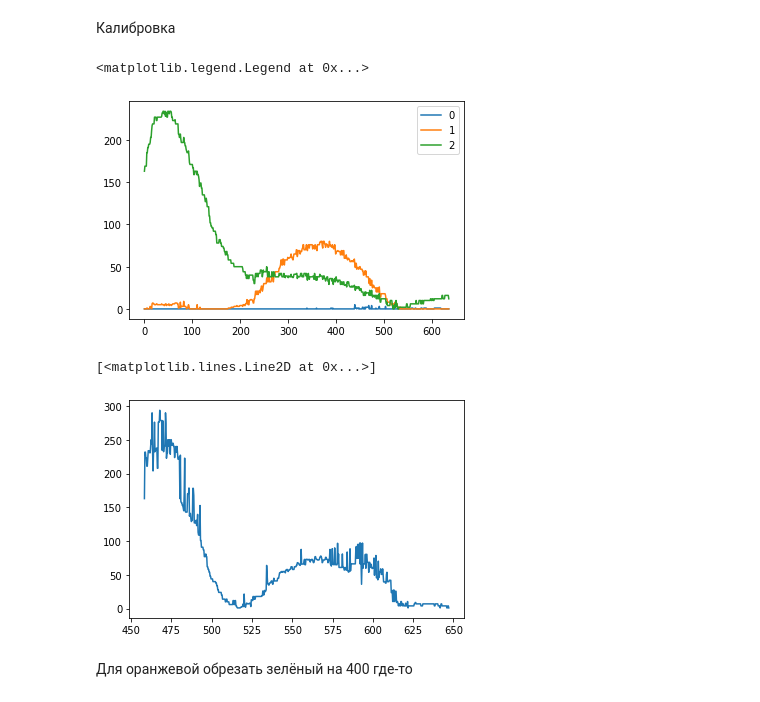
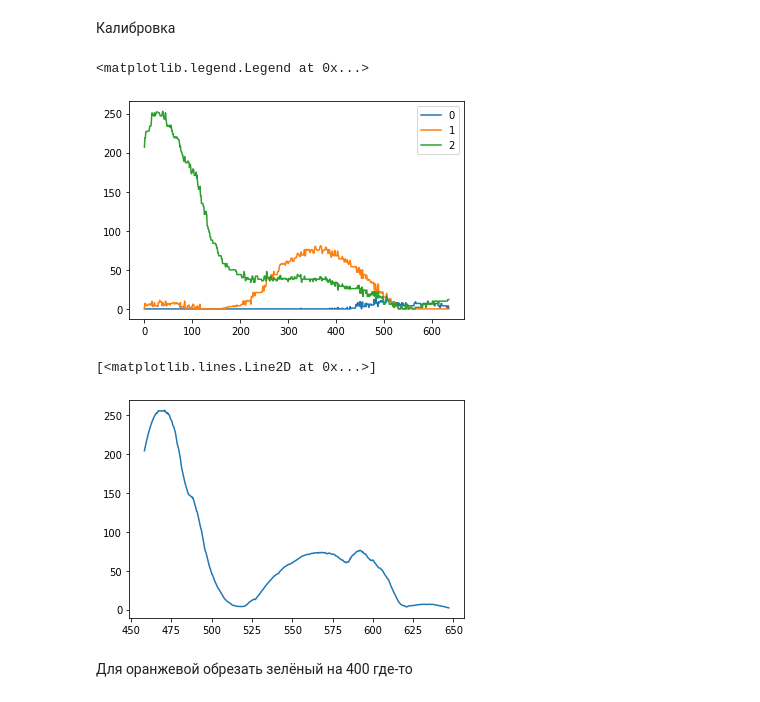
Before and after one commit to arpolkin/reshetka, a Jupyter notebook: laba.ipynb, the cells around one changed output. Saved outputs shown, nothing was run; the diff lists cells and outputs as text; code cells hidden in the pictures.

Commit message:
filter added

```diff
--- a/laba.ipynb
+++ b/laba.ipynb
@@ -33,33 +34,34 @@ l_step = (635.-532.)/(red_shift_center-green1_center)
 l_grid = (xdata-xdata[int(green1_center)])*l_step + np.ones_like(xdata)*532
 # %%
 data_rainbow = np.loadtxt("спектр диода.txt")
-data_rainbow[:,2] = data_rainbow[:,2]-data_rainbow[:,2][200]
-data_rainbow[:,1] = data_rainbow[:,1]-data_rainbow[:,1][100]
-data_rainbow[:,0] = data_rainbow[:,0]-data_rainbow[:,0][400]
+#data_rainbow[:,2] = data_rainbow[:,2]-data_rainbow[:,2][200]
+#data_rainbow[:,1] = data_rainbow[:,1]-data_rainbow[:,1][100]
+#data_rainbow[:,0] = data_rainbow[:,0]-data_rainbow[:,0][400]
 for i in range(3):
     data_rainbow[:,i][data_rainbow[:,i]<0]=0
 for i in range (3):
-    plt.plot(green_len[:,i],label="{}".format(i))
+    plt.plot(data_rainbow[:,i],label="{}".format(i))
 plt.legend()
 # %% [output]
 <matplotlib.legend.Legend at 0x...>
-[figure, old version]
+[figure, new version]
 # %%
 def intensity(arr):
     int_ar = np.zeros_like(l_grid)
     arr_add = arr.copy()
     arr_add[:,2] = arr_add[:,2]-arr_add[:,2][200]
     arr_add[:,1] = arr_add[:,1]-arr_add[:,1][100]
     arr_add[:,0] = arr_add[:,0]-arr_add[:,0][400]
     for i in range(3):
         arr_add[:,i][arr_add[:,i]<0]=0
     for i in range(3):
         int_ar = int_ar + np.sqrt(arr_add[:,i])
     return int_ar**2
-plt.plot(l_grid,intensity(data_rainbow))
+w = savgol_filter(intensity(data_rainbow), 51, 2)
+plt.plot(l_grid,w)
 # %% [output]
 [<matplotlib.lines.Line2D at 0x...>]
-[figure, old version]
+[figure, new version]
 # %% [markdown]
 Для оранжевой обрезать зелёный на 400 где-то
 # %%
```
Also changed, not shown: parts of 1 cell of this notebook.
